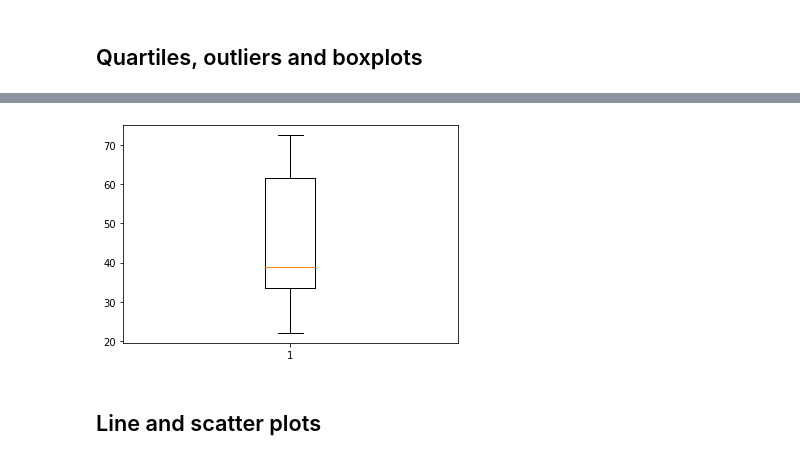
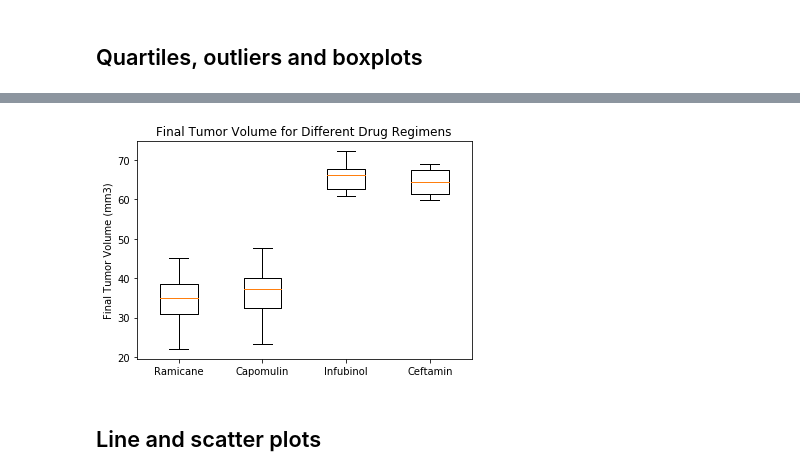
Before and after one commit to dylanm2094/matplotlib-challenge, a Jupyter notebook: hw5_starter.ipynb, the cells around one changed output, grey strips where cells are left out. Saved outputs shown, nothing was run; the diff lists cells and outputs as text; code cells hidden in the pictures.

Commit message:
updated boxplots

```diff
--- a/hw5_starter.ipynb
+++ b/hw5_starter.ipynb
@@ -141,9 +176,13 @@ The min volume is: 22.05012627
 # %%
 # Generate a box plot of the final tumor volume of each mouse across four regimens of interest
-plt.boxplot(final_df['Tumor_Volume'])
+data = [df_ram['Tumor_Volume'],df_Cap['Tumor_Volume'],df_Inf['Tumor_Volume'],df_Cef['Tumor_Volume']]
+fig, ax = plt.subplots()
+ax.set_title('Final Tumor Volume for Different Drug Regimens')
+ax.boxplot(data, labels=('Ramicane', 'Capomulin', 'Infubinol', 'Ceftamin'))
+plt.ylabel('Final Tumor Volume (mm3)')
 plt.show()
 # %% [output]
-[figure, old version]
+[figure, new version]
 # %% [markdown]
 ## Line and scatter plots
 # %%
```
Also changed, not shown: parts of 8 cells of this notebook.
